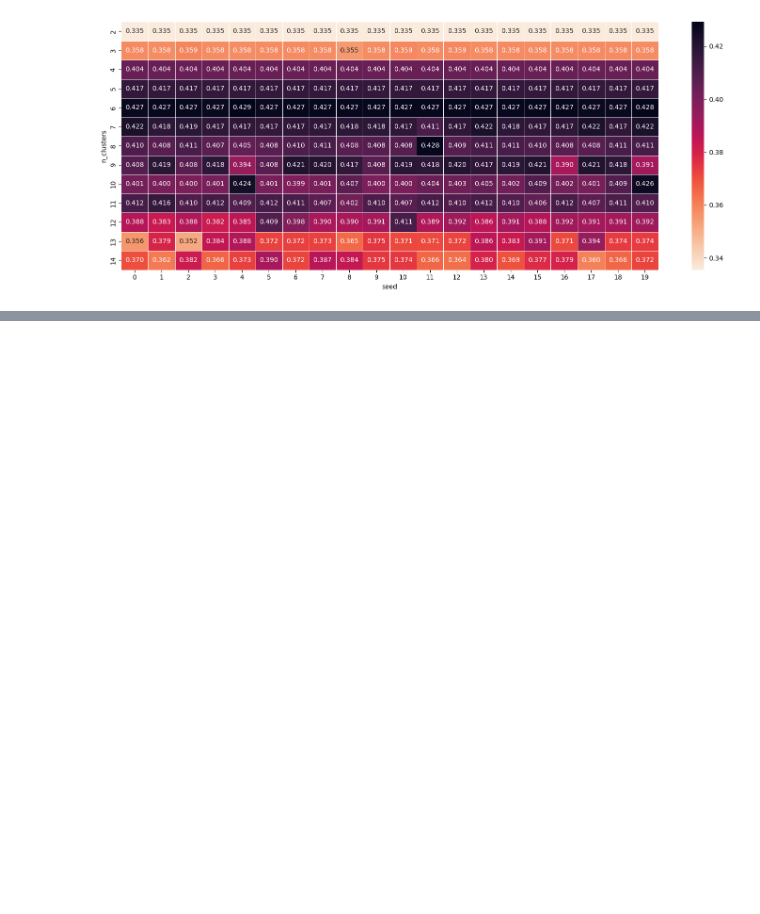
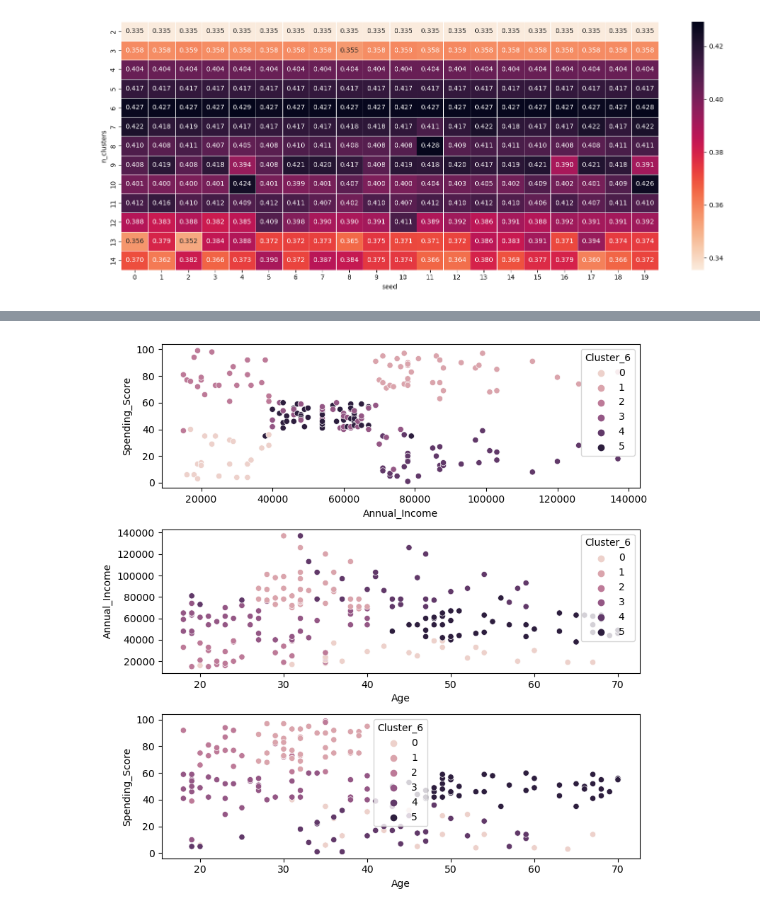
Before and after one commit to AnkitaChavan119/Data-Science-Portfolio, a Jupyter notebook: Machine Learning Projects/customer_segmentation.ipynb, the cells around one changed output, grey strips where cells are left out. Cells and saved outputs as stored; diff of their text form; code cells hidden in the pictures; blank space fills up the shorter version.

```diff
--- a/Machine Learning Projects/customer_segmentation.ipynb
+++ b/Machine Learning Projects/customer_segmentation.ipynb
@@ -255,0 +232,4 @@ grouped_km2
+# %%
+scatters(clustered_data_6_clusters, 'Cluster_6')
+# %% [output]
+[figure, added]
```
Also changed, not shown: parts of 19 cells of this notebook.
